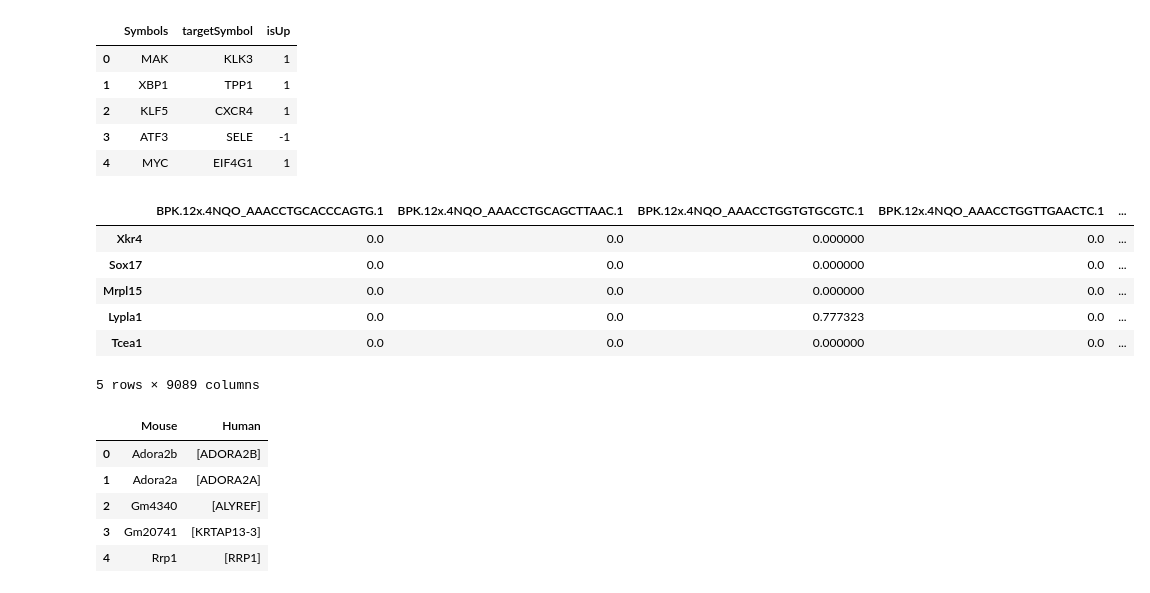
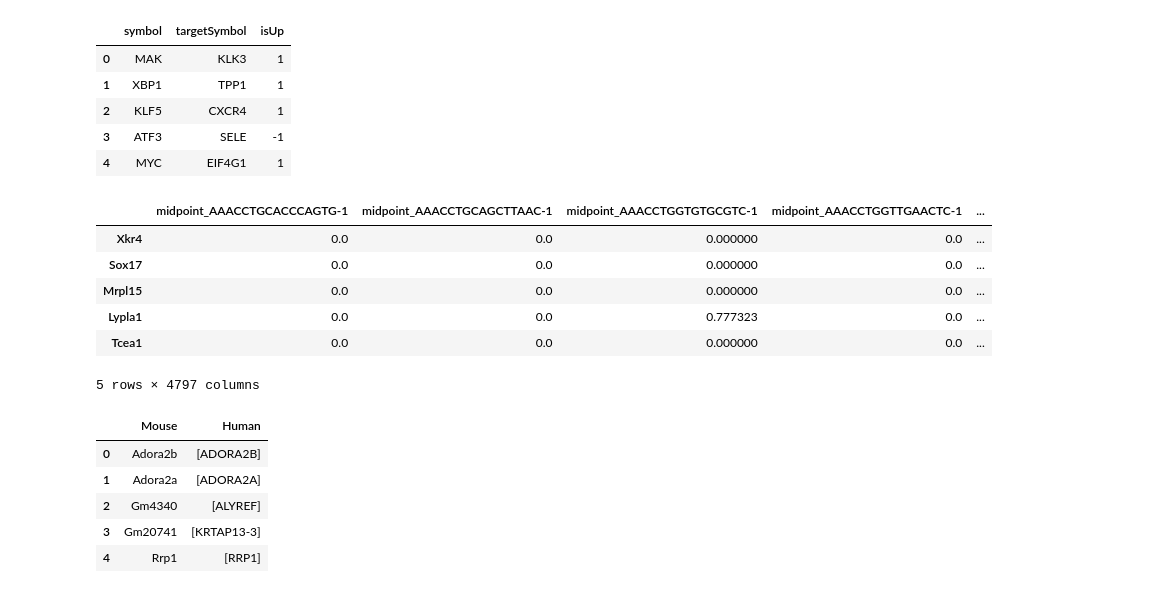
Before and after one commit to PathwayAndDataAnalysis/TF-Analysis, a Jupyter notebook: main/another_approach/prepare_data.ipynb, the cells around one changed output. Saved outputs shown, nothing was run; the diff lists cells and outputs as text; code cells hidden in the pictures.

```diff
--- a/main/another_approach/prepare_data.ipynb
+++ b/main/another_approach/prepare_data.ipynb
@@ -3,31 +3,30 @@ import pandas as pd
 import numpy as np
 # %%
 cp_file = '../../data/causal-priors.txt'
-priors = pd.read_csv(cp_file, sep='\t', header=None, usecols=[0, 1, 2],
-                     names=['Symbols', 'action', 'targetSymbol'], squeeze=True)
+priors = pd.read_csv(cp_file, sep='\t', header=None, usecols=[0, 1, 2], names=['symbol', 'action', 'targetSymbol'])
 priors = priors[priors['action'].isin(['upregulates-expression', 'downregulates-expression'])]
 priors.reset_index(drop=True, inplace=True)
 priors['isUp'] = np.where(priors['action'] == 'upregulates-expression', 1, -1)
 priors.drop(['action'], axis=1, inplace=True)
 priors.head()
 # %% [output]
-|  | Symbols | targetSymbol | isUp |
+|  | symbol | targetSymbol | isUp |
 | 0 | MAK | KLK3 | 1 |
 | 1 | XBP1 | TPP1 | 1 |
 | 2 | KLF5 | CXCR4 | 1 |
 | 3 | ATF3 | SELE | -1 |
 | 4 | MYC | EIF4G1 | 1 |
 # %%
-normalized_data = pd.read_csv('../../data/normalized_mat.tsv', sep='\t', header=0, index_col=0)
+normalized_data = pd.read_csv('../../data/5knormalized_mat.tsv', sep='\t', header=0, index_col=0)
 normalized_data.head()
 # %% [output]
-|  | BPK.12x.4NQO_AAACCTGCACCCAGTG.1 | BPK.12x.4NQO_AAACCTGCAGCTTAAC.1 | BPK.12x.4NQO_AAACCTGGTGTGCGTC.1 | BPK.12x.4NQO_AAACCTGGTTGAACTC.1 | ... |
+|  | midpoint_AAACCTGCACCCAGTG-1 | midpoint_AAACCTGCAGCTTAAC-1 | midpoint_AAACCTGGTGTGCGTC-1 | midpoint_AAACCTGGTTGAACTC-1 | ... |
 | Xkr4 | 0.0 | 0.0 | 0.000000 | 0.0 | ... |
 | Sox17 | 0.0 | 0.0 | 0.000000 | 0.0 | ... |
 | Mrpl15 | 0.0 | 0.0 | 0.000000 | 0.0 | ... |
 | Lypla1 | 0.0 | 0.0 | 0.777323 | 0.0 | ... |
 | Tcea1 | 0.0 | 0.0 | 0.000000 | 0.0 | ... |
-5 rows × 9089 columns
+5 rows × 4797 columns
 # %%
 mouse_to_human = pd.read_csv('../../data/mouse_to_human.tsv', sep='\t')
 mouse_to_human.head()
```
Also changed, not shown: parts of 6 cells of this notebook, 1 other file.
